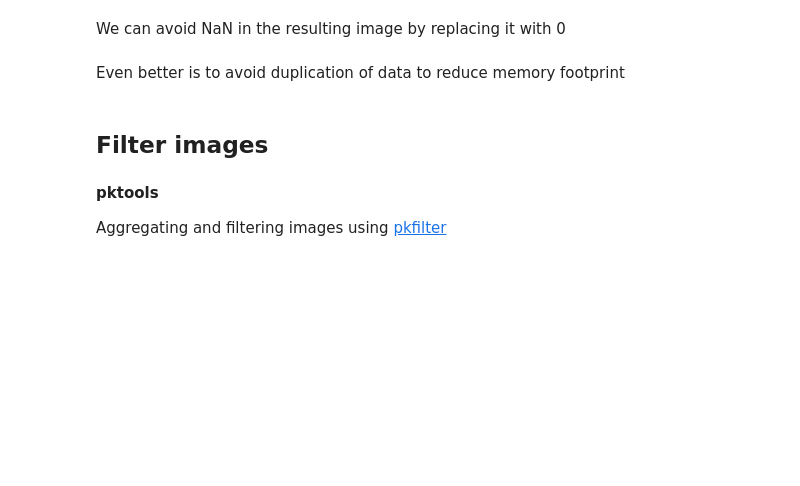
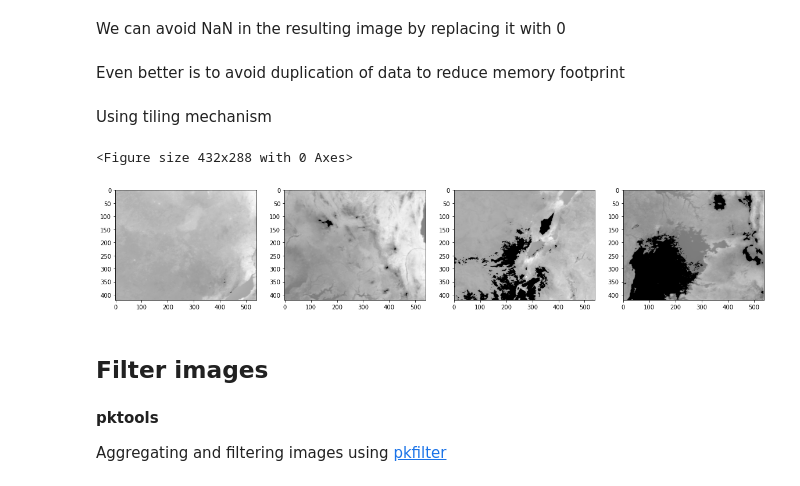
Before and after one commit to kempenep/SE_data, a Jupyter notebook: exercise/pyjeo/pyjeo.ipynb, the cells around one changed output. Cells and saved outputs as stored; diff of their text form; code cells hidden in the pictures; blank space fills up the shorter version.

Commit message:
added tiling

```diff
--- a/exercise/pyjeo/pyjeo.ipynb
+++ b/exercise/pyjeo/pyjeo.ipynb
@@ -160,6 +160,42 @@ ax1.imshow(jim.np()[0,:,:])
 ax2.imshow(mask.np(0))
 ax3.imshow(mask.np(1))
 plt.show()
+# %% [markdown]
+Using tiling mechanism
+# %%
+tiletotal = 4
+overlap = 0
+def reduceTile(tileindex):
+    mask = None
+    jim = None
+    for file in files1:
+        if jim is None:
+            jim = pj.Jim(file, tileindex = tileindex, tiletotal = tiletotal, overlap = overlap)
+            mask = (jim >= 0) & (jim <= 25)
+        else:
+            jim1 = pj.Jim(file, tileindex = tileindex, tiletotal = tiletotal, overlap = overlap)
+            jim.geometry.stackPlane(jim1)
+    for file in files2:
+        jim1 = pj.Jim(file, tileindex = tileindex, tiletotal = tiletotal, overlap = overlap)
+        jim.geometry.stackPlane(jim1)
+
+    jim[mask] = 0
+    return pj.geometry.reducePlane(jim, rule = 'mean', nodata = 0)
+# %%
+plt.gray()  # show the filtered result in grayscale
+fig = plt.figure(figsize=(20,20))
+ax = []
+ax.append(fig.add_subplot(141))
+ax.append(fig.add_subplot(142))
+ax.append(fig.add_subplot(143))
+ax.append(fig.add_subplot(144))
+
+for tileindex in range(4):
+    ax[tileindex].imshow(reduceTile(tileindex).np())
+plt.show()
+# %% [output]
+<Figure size 432x288 with 0 Axes>
+[figure, added]
 # %% [markdown]
 ## Filter images
 # %% [markdown]
```
